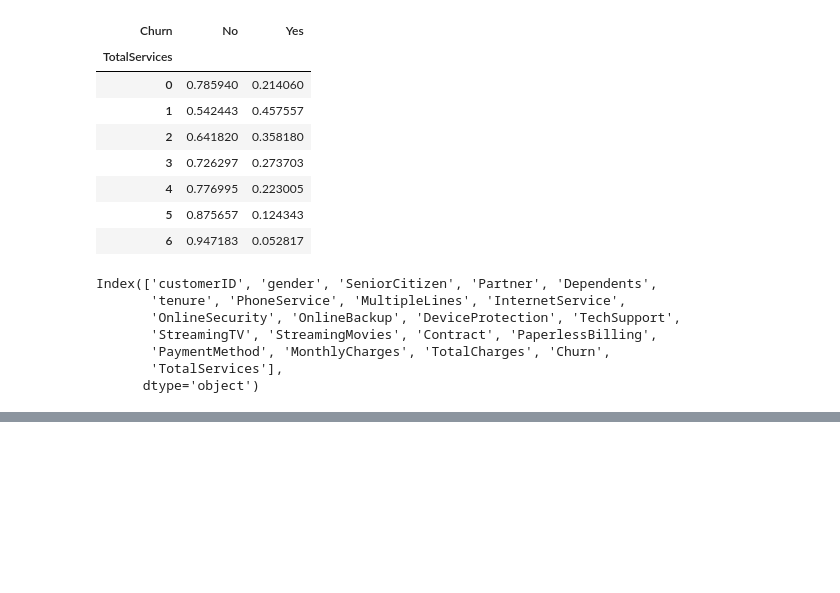
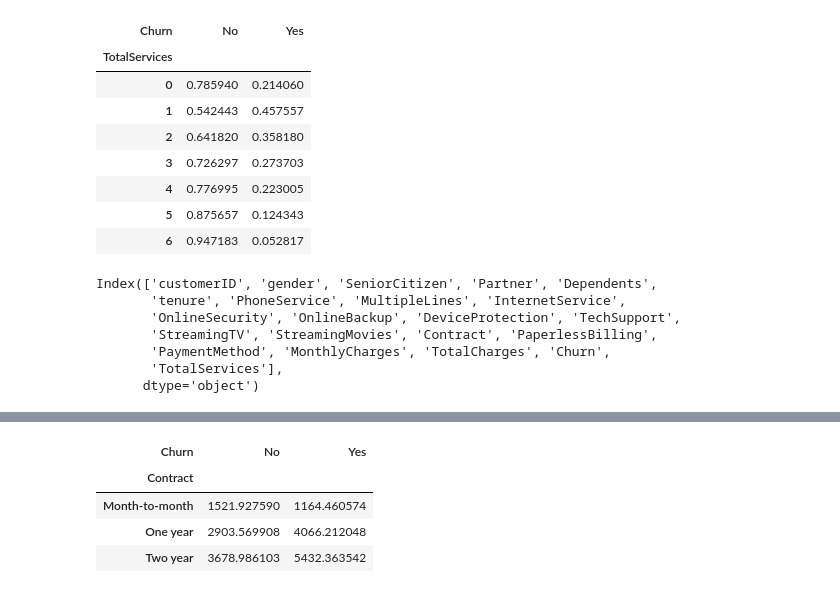
Before and after one commit to Priyanshu-Upadhyay-27/end-to-end-churn-ml, a Jupyter notebook: notebooks/EDA-Churn.ipynb, the cells around one changed output, grey strips where cells are left out. Cells and saved outputs as stored; diff of their text form; code cells hidden in the pictures; blank space fills up the shorter version.

```diff
--- a/notebooks/EDA-Churn.ipynb
+++ b/notebooks/EDA-Churn.ipynb
@@ -446,0 +475,12 @@ pd.crosstab(cf[""])
+# %%
+pd.pivot_table(cf,
+               values='TotalCharges',
+               index='Contract',
+               columns='Churn',
+               aggfunc='mean')
+# %% [output]
+| Churn | No | Yes |
+| Contract |  |  |
+| Month-to-month | 1521.927590 | 1164.460574 |
+| One year | 2903.569908 | 4066.212048 |
+| Two year | 3678.986103 | 5432.363542 |
```
Also changed, not shown: parts of 4 cells of this notebook.
